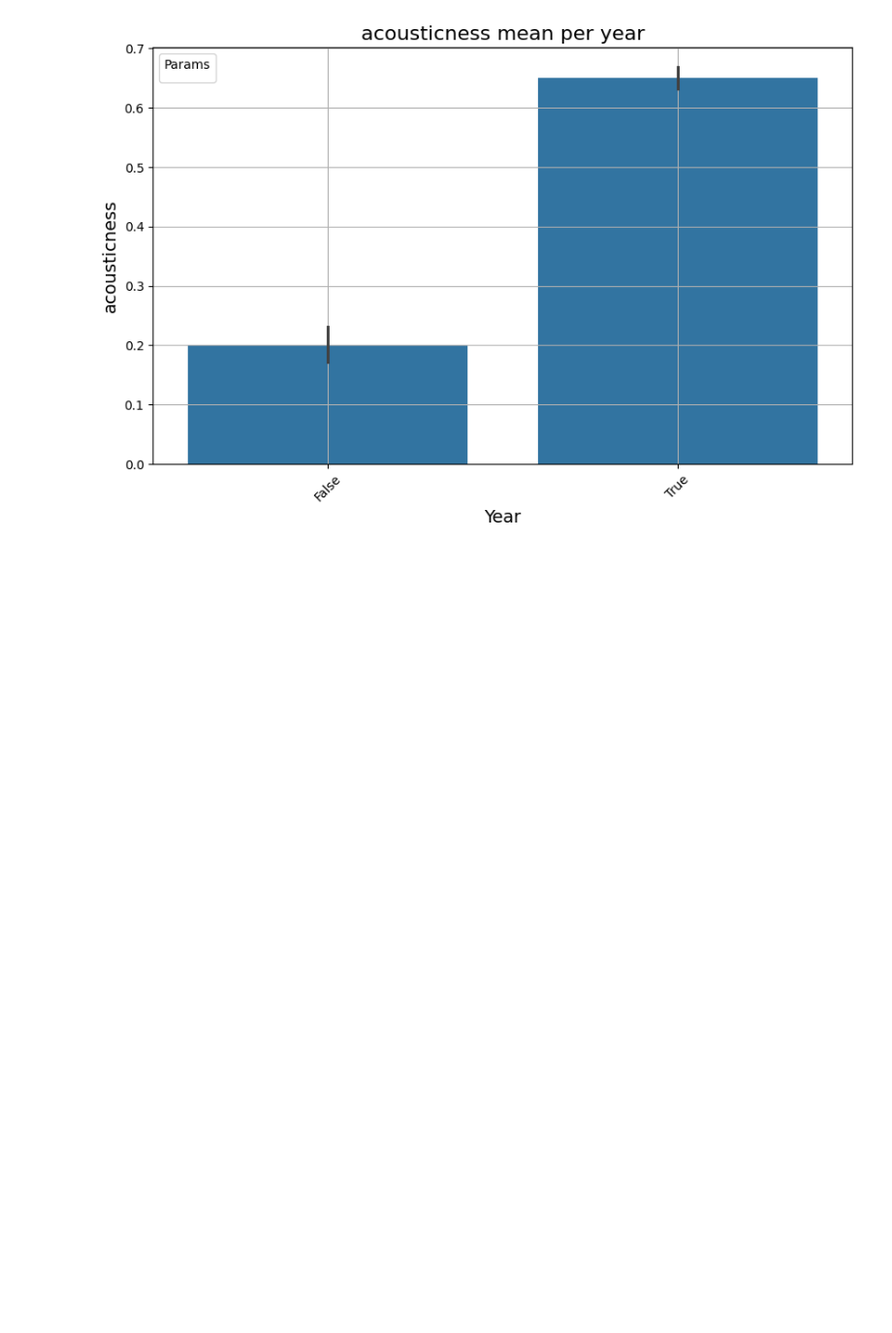
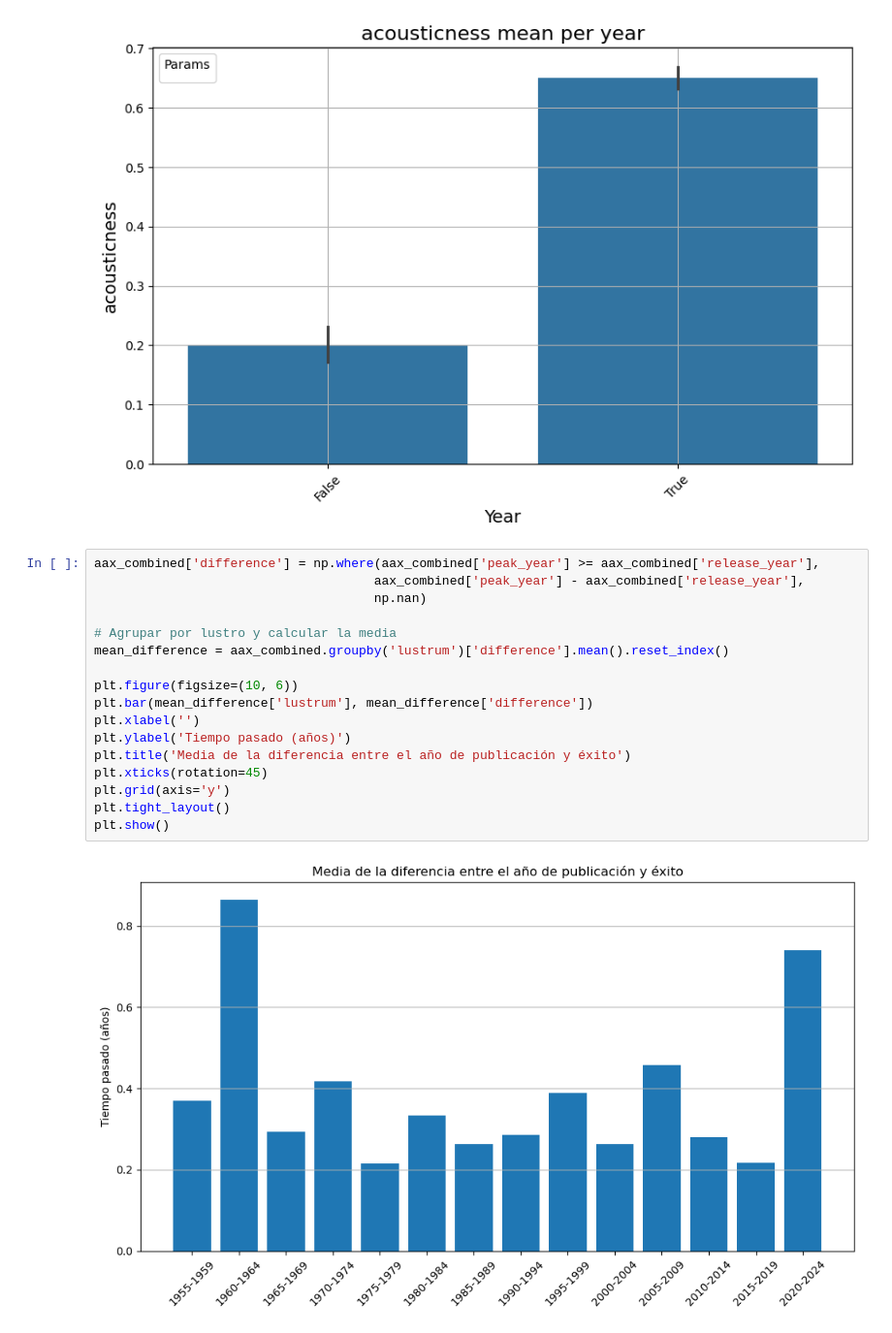
Before and after one commit to cristinaramirezdiaz/ironhack-w3-popatoms, a Jupyter notebook: main.ipynb, the cells around one changed output. Shown at 97% size. Drawn from its saved outputs; the diff is of its cells as text; blank space fills up the shorter version.

```diff
--- a/main.ipynb
+++ b/main.ipynb
@@ -247,3 +248,22 @@ The other major change has to do with acousticness. Songs become more synthetic
 plot_year_mean(aax_combined, type="bar", params=['acousticness'], year_column='before_1964')
 # %% [output]
 [figure]
+# %%
+aax_combined['difference'] = np.where(aax_combined['peak_year'] >= aax_combined['release_year'],
+                                     aax_combined['peak_year'] - aax_combined['release_year'],
+                                     np.nan)
+
+# Agrupar por lustro y calcular la media
+mean_difference = aax_combined.groupby('lustrum')['difference'].mean().reset_index()
+
+plt.figure(figsize=(10, 6))
+plt.bar(mean_difference['lustrum'], mean_difference['difference'])
+plt.xlabel('')
+plt.ylabel('Tiempo pasado (años)')
+plt.title('Media de la diferencia entre el año de publicación y éxito')
+plt.xticks(rotation=45)
+plt.grid(axis='y')
+plt.tight_layout()
+plt.show()
+# %% [output]
+[figure, added]
```
Also changed, not shown: parts of 4 cells of this notebook.
